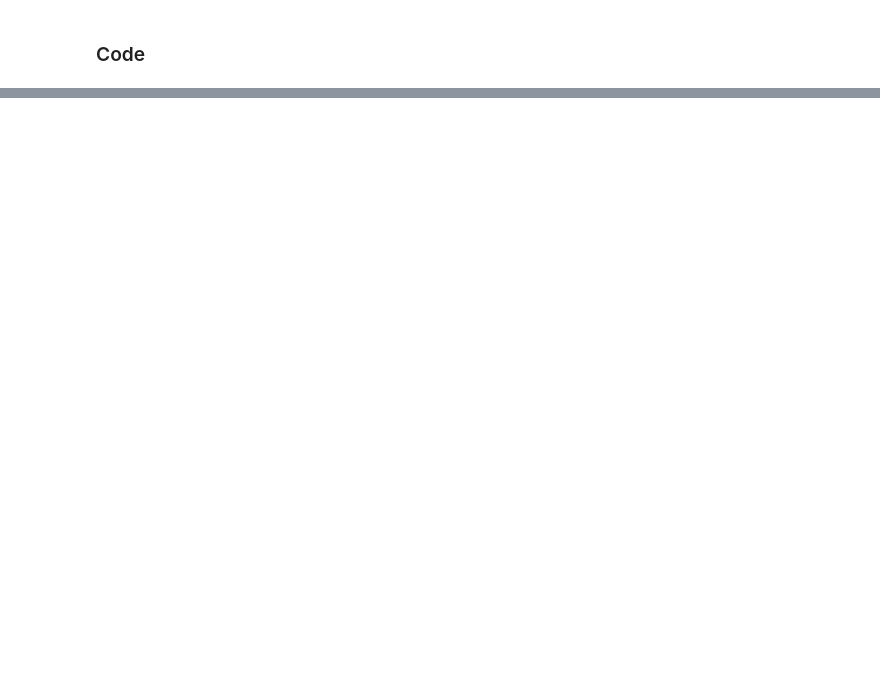
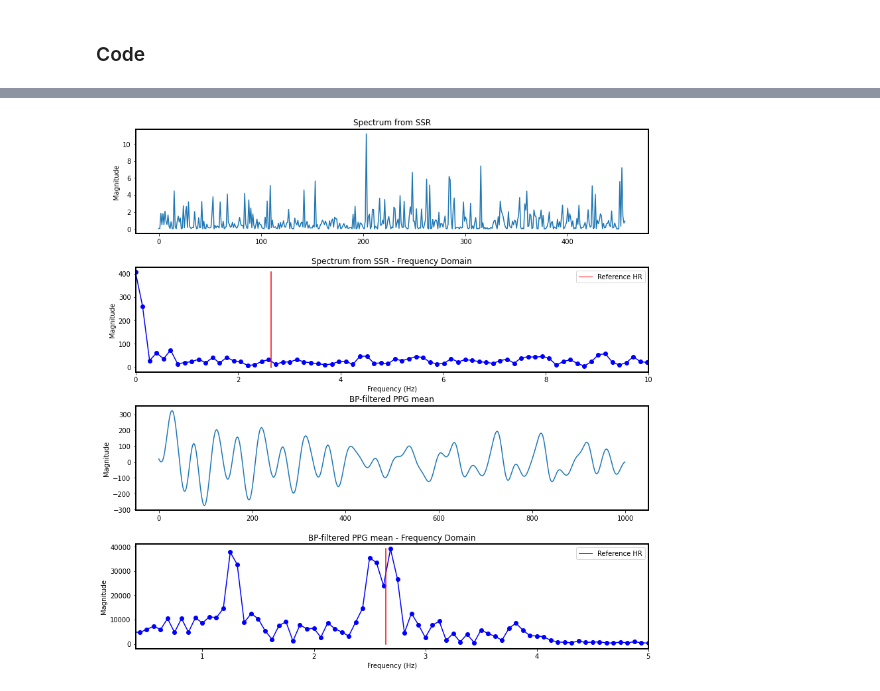
Before and after one commit to jaycode/aapra, a Jupyter notebook: part_1/pulse_rate_starter.ipynb, the cells around one changed output, grey strips where cells are left out. Drawn from its saved outputs; the diff is of its cells as text; code cells hidden in the pictures; blank space fills up the shorter version.

```diff
--- a/part_1/pulse_rate_starter.ipynb
+++ b/part_1/pulse_rate_starter.ipynb
@@ -522,0 +507,16 @@ You will now go to **Test Your Algorithm** (back in the Project Classroom) to ap
+# %%
+mpld3.enable_notebook()
+
+# Get spectrum
+s = output.x**2
+
+
+numplots = 4
+ax = [None] * numplots
+fig, ax = plt.subplots(nrows=numplots, figsize=(12,numplots * 3))
+fig.tight_layout(pad=3.0)
+
+plot_time_freq(ax[0], ax[1], s, fs, ref_hz, title='Spectrum from SSR', freq_xlim=(0, 10))
+plot_time_freq(ax[2], ax[3], ppg_bp, fs, ref_hz, title="BP-filtered PPG mean")
+# %% [output]
+[figure, added]
```
Also changed, not shown: parts of 24 cells of this notebook, 7 other files.
